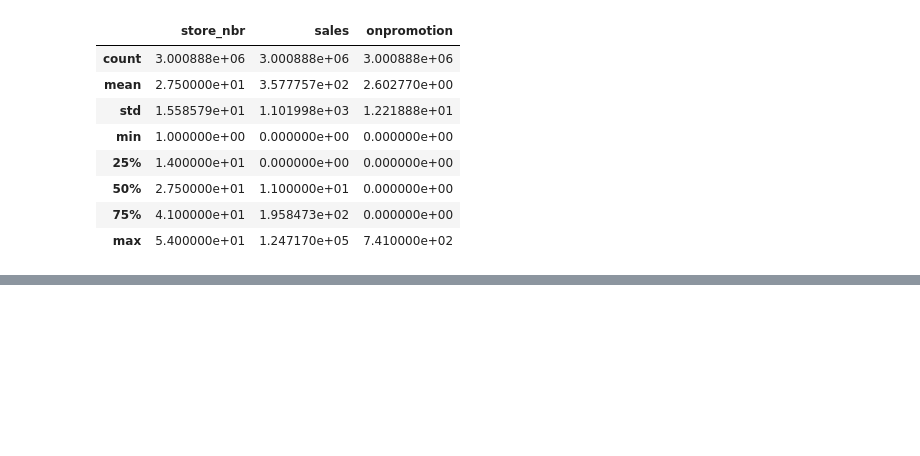
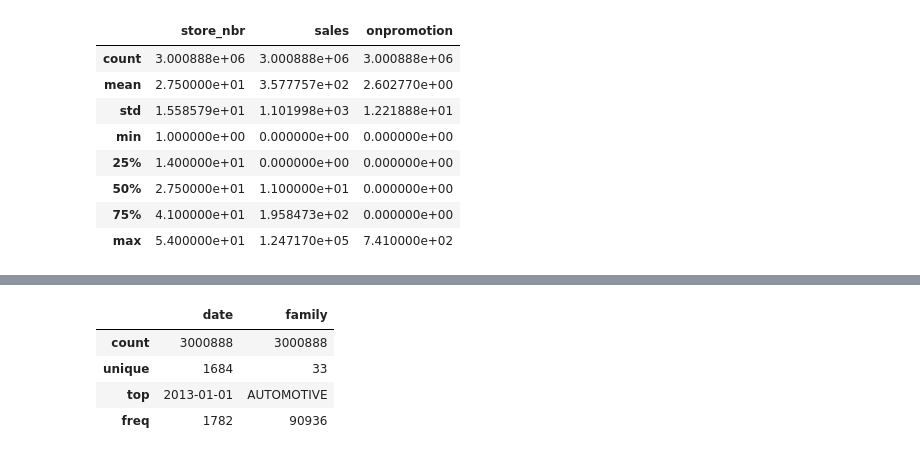
Before and after one commit to alexandregallego/Kaggle, a Jupyter notebook: Machine_learning_competitions/Knowledge/store-sales-time-series-forecasting/store_sales_time_series_forecasting.ipynb, the cells around one changed output, grey strips where cells are left out. Cells and saved outputs as stored; diff of their text form; code cells hidden in the pictures; blank space fills up the shorter version.

```diff
--- a/Machine_learning_competitions/Knowledge/store-sales-time-series-forecasting/store_sales_time_series_forecasting.ipynb
+++ b/Machine_learning_competitions/Knowledge/store-sales-time-series-forecasting/store_sales_time_series_forecasting.ipynb
@@ -173,0 +274,8 @@ train_data.describe()
+# %%
+train_data.describe(include=['object'])
+# %% [output]
+|  | date | family |
+| count | 3000888 | 3000888 |
+| unique | 1684 | 33 |
+| top | 2013-01-01 | AUTOMOTIVE |
+| freq | 1782 | 90936 |
```
Also changed, not shown: parts of 18 cells of this notebook.
